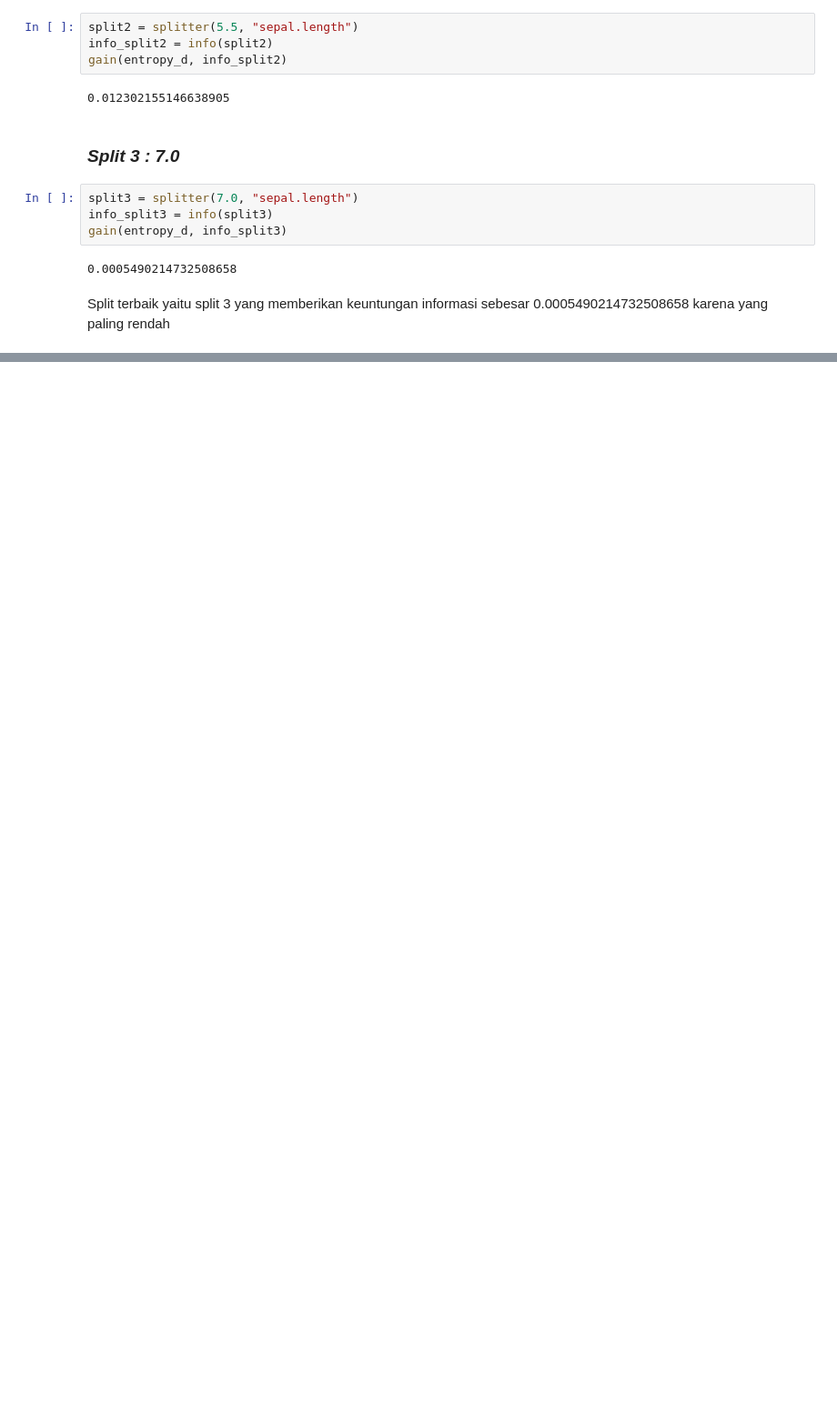
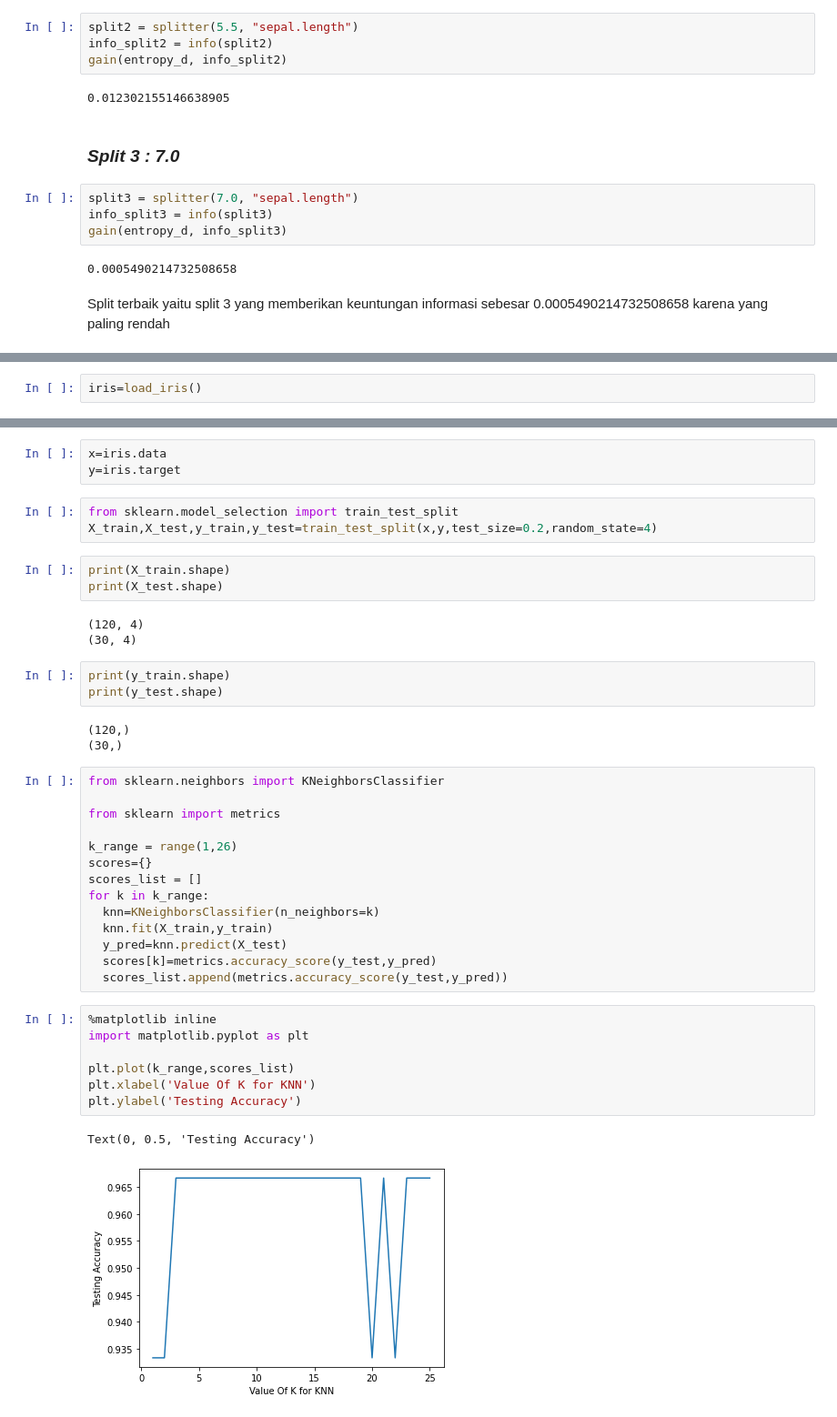
Before and after one commit to AriAndiM/datamining2, a Jupyter notebook: _sources/tugas.ipynb, the cells around one changed output, grey strips where cells are left out. Shown: that part at 91% size. Saved outputs shown, nothing was run; the diff lists cells and outputs as text; blank space fills up the shorter version.

```diff
--- a/_sources/tugas.ipynb
+++ b/_sources/tugas.ipynb
@@ -621,0 +627,2 @@ Split terbaik yaitu split 3 yang memberikan keuntungan informasi sebesar 0.00054
+# %%
+iris=load_iris()
@@ -621,0 +679,42 @@ Split terbaik yaitu split 3 yang memberikan keuntungan informasi sebesar 0.00054
+# %%
+x=iris.data
+y=iris.target
+# %%
+from sklearn.model_selection import train_test_split
+X_train,X_test,y_train,y_test=train_test_split(x,y,test_size=0.2,random_state=4)
+# %%
+print(X_train.shape)
+print(X_test.shape)
+# %% [output]
+(120, 4)
+(30, 4)
+# %%
+print(y_train.shape)
+print(y_test.shape)
+# %% [output]
+(120,)
+(30,)
+# %%
+from sklearn.neighbors import KNeighborsClassifier
+
+from sklearn import metrics
+
+k_range = range(1,26)
+scores={}
+scores_list = []
+for k in k_range:
+  knn=KNeighborsClassifier(n_neighbors=k)
+  knn.fit(X_train,y_train)
+  y_pred=knn.predict(X_test)
+  scores[k]=metrics.accuracy_score(y_test,y_pred)
+  scores_list.append(metrics.accuracy_score(y_test,y_pred))
+# %%
+%matplotlib inline
+import matplotlib.pyplot as plt
+
+plt.plot(k_range,scores_list)
+plt.xlabel('Value Of K for KNN')
+plt.ylabel('Testing Accuracy')
+# %% [output]
+Text(0, 0.5, 'Testing Accuracy')
+[figure, added]
```
Also changed, not shown: parts of 12 cells of this notebook, 4 other files.
